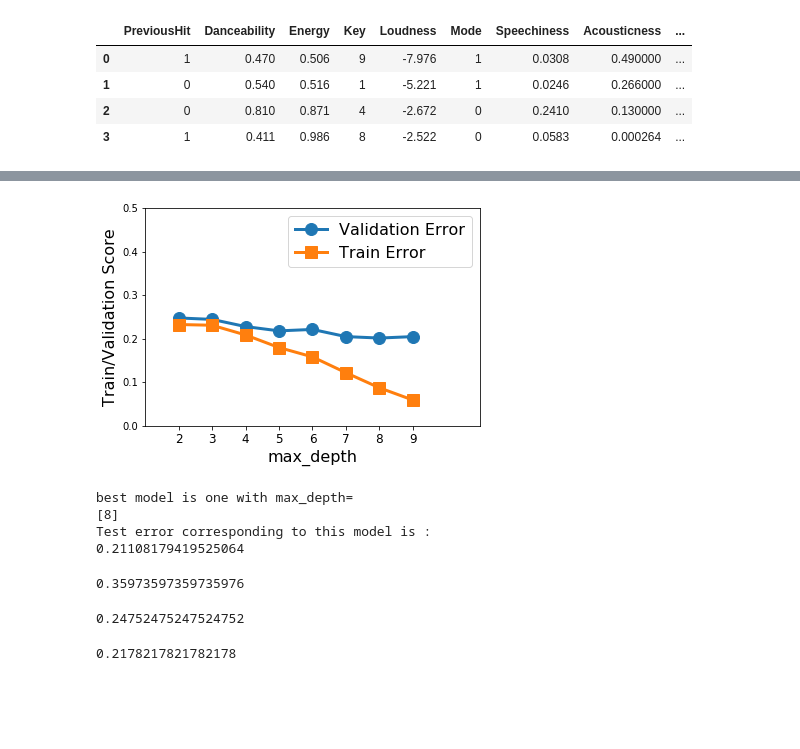
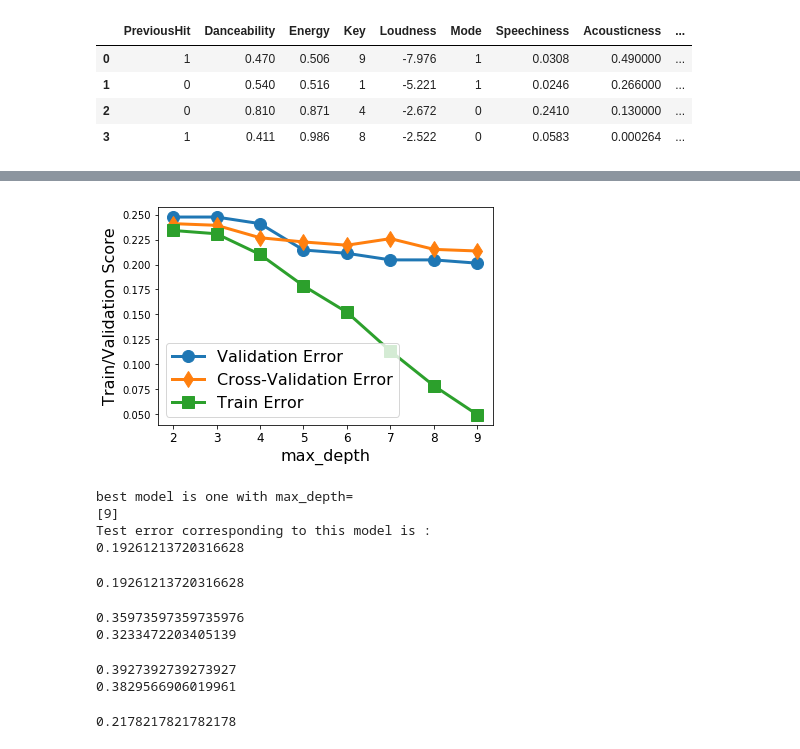
Before and after one commit to pruthvipatel/midterm_project_CS6301.010, a Jupyter notebook: mid_term_project/mid_term_project.ipynb, the cells around one changed output, grey strips where cells are left out. Drawn from its saved outputs; the diff is of its cells as text; code cells hidden in the pictures; blank space fills up the shorter version.

```diff
--- a/mid_term_project/mid_term_project.ipynb
+++ b/mid_term_project/mid_term_project.ipynb
@@ -20,16 +25,21 @@ test=pd.read_csv('./CS6301-S19-MidTermProject/bb_2000s_test.csv',delimiter=',',h
 # %%
 train_y=train.iloc[:,-1]
 train_x=train.iloc[:,3:-1]
+
+#change2____added below line
+train_norm_x = preprocessing.normalize(train_x, axis =0)
 # %%
 #train, test and validation partition
 tst_frac=0.2
 val_frac=0.2
-X_trn, X_tst, y_trn, y_tst = train_test_split(train_x, train_y, test_size=tst_frac,
-                                                random_state=42)
 
 
-X_trn, X_val, y_trn, y_val = train_test_split(X_trn, y_trn, test_size=val_frac,
-                                                random_state=42)
+#change3_____train_x changed to train_norm_x
+#X_trn, X_tst, y_trn, y_tst = train_test_split(train_x, train_y, test_size=tst_frac,random_state=42)
+X_trn, X_tst, y_trn, y_tst = train_test_split(train_norm_x, train_y, test_size=tst_frac,random_state=42)
+
+
+X_trn, X_val, y_trn, y_val = train_test_split(X_trn, y_trn, test_size=val_frac,random_state=42)
 # %%
 test[0:4]
 # %% [output]
@@ -177,0 +198,10 @@ Test error corresponding to best k is :
+# %%
+#change______________
+k_best = best_k[0]
+clf = KNeighborsClassifier(n_neighbors=k_best, algorithm='kd_tree')
+knmodel=clf.fit(X_trn,y_trn)
+print (1-knmodel.score(X_tst,y_tst))
+
+predict_proba = knmodel.predict_proba(X_tst)
+fpr_kn, tpr_kn, thresholds_kn = metrics.roc_curve(y_tst, predict_proba[:,1])
+roc_auc_kn = metrics.auc(fpr_kn, tpr_kn)
@@ -183,41 +215,57 @@ from sklearn.ensemble import RandomForestClassifier
 # %%
 d_range = np.arange(2, 10, 1)
 
 rfModels=dict()
 rfValErr=dict()
+rfCValErr=dict()
 rfTrnErr=dict()
 
 
 for d in d_range:
-    clf = RandomForestClassifier(n_estimators=100, max_depth=d,random_state=0)
+    clf = RandomForestClassifier(n_estimators=100, max_depth=d,random_state=0,max_features=4)
     rfModels[d]=clf.fit(X_trn,y_trn)
     rfTrnErr[d]=1-clf.score(X_trn,y_trn)
+    rfCValErr[d] = 1- np.mean(cross_val_score(clf,X_trn,y_trn, cv=10))
     rfValErr[d]=1-clf.score(X_val,y_val)
 
 plt.figure()
 plt.plot(rfValErr.keys(), rfValErr.values(), marker='o', linewidth=3, markersize=12)
+plt.plot(rfCValErr.keys(), rfCValErr.values(), marker='d', linewidth=3, markersize=12)
 plt.plot(rfTrnErr.keys(), rfTrnErr.values(), marker='s', linewidth=3, markersize=12)
 plt.xlabel('max_depth', fontsize=16)
 plt.ylabel('Train/Validation Score', fontsize=16)
 plt.xticks(list(rfValErr.keys()), fontsize=12)
-plt.legend(['Validation Error', 'Train Error'], fontsize=16)
-plt.axis([1, 11, 0, 0.5])
+plt.legend(['Validation Error','Cross-Validation Error', 'Train Error'], fontsize=16)
+#change____________________________________________________________
+#plt.axis([1, 11, 0, 0.5])
 
 plt.show()
 
-temp=min(rfValErr.values())
-best_d=[param for param,score in rfValErr.items() if score==temp]
+#temp=min(rfValErr.values())
+temp=min(rfCValErr.values())
+#best_d=[param for param,score in rfValErr.items() if score==temp]
+best_d=[param for param,score in rfCValErr.items() if score==temp]
 print ('best model is one with max_depth=')
 print (best_d)
 
 print ('Test error corresponding to this model is :')
 print (1-rfModels[best_d[0]].score(X_tst,y_tst))
 # %% [output]
-[figure, old version]
+[figure, new version]
 best model is one with max_depth=
-[8]
+[9]
 Test error corresponding to this model is :
-0.21108179419525064
+0.19261213720316628
+# %%
+clf = RandomForestClassifier(n_estimators=100, max_depth=best_d[0],random_state=0,max_features=4)
+rfmodel=clf.fit(X_trn,y_trn)
+print (1-rfmodel.score(X_tst,y_tst))
+
+predict_proba = rfmodel.predict_proba(X_tst)
+fpr_rf, tpr_rf, thresholds_rf = metrics.roc_curve(y_tst, predict_proba[:,1])
+roc_auc_rf = metrics.auc(fpr_rf, tpr_rf)
+# %% [output]
+0.19261213720316628
 # %%
 #naive bayes
 from sklearn.naive_bayes import GaussianNB
@@ -226,6 +274,9 @@ clf=GaussianNB()
 nbmodel=clf.fit(X_trn,y_trn)
 nbTrnErr=1-clf.score(X_trn,y_trn)
 nbValErr=1-clf.score(X_val,y_val)
+nbCValErr=1- np.mean(cross_val_score(clf,X_trn,y_trn, cv=10))
 print (nbValErr)
+print (nbCValErr)
 # %% [output]
 0.35973597359735976
+0.3233472203405139
@@ -237,6 +295,9 @@ clf = LogisticRegression(random_state=0, solver='liblinear')
 lrmodel=clf.fit(X_trn,y_trn)
 lrTrnErr=1-clf.score(X_trn,y_trn)
 lrValErr=1-clf.score(X_val,y_val)
+lrCValErr=1- np.mean(cross_val_score(clf,X_trn,y_trn, cv=10))
 print (lrValErr)
+print (lrCValErr)
 # %% [output]
-0.24752475247524752
+0.3927392739273927
+0.3829566906019961
```
Also changed, not shown: parts of 7 cells of this notebook.
